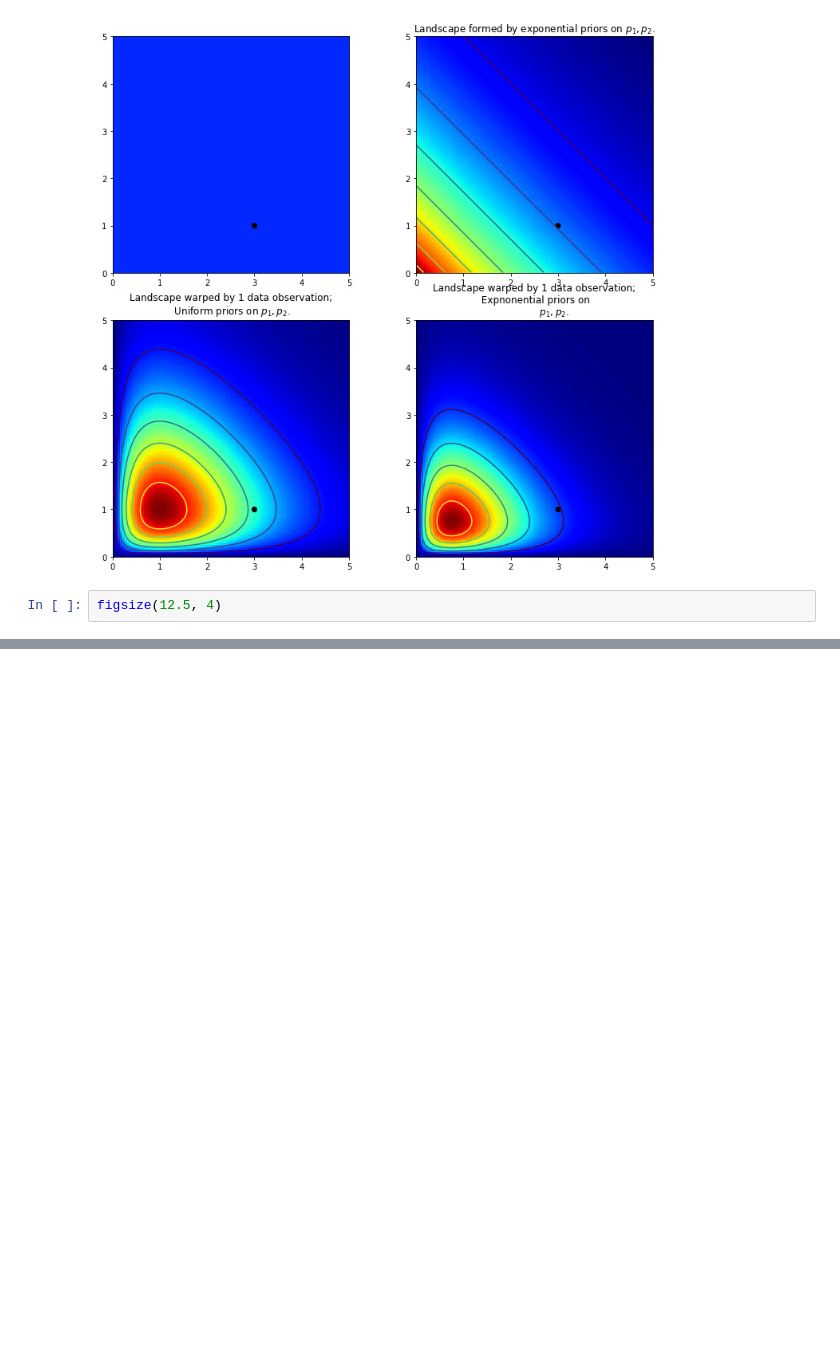
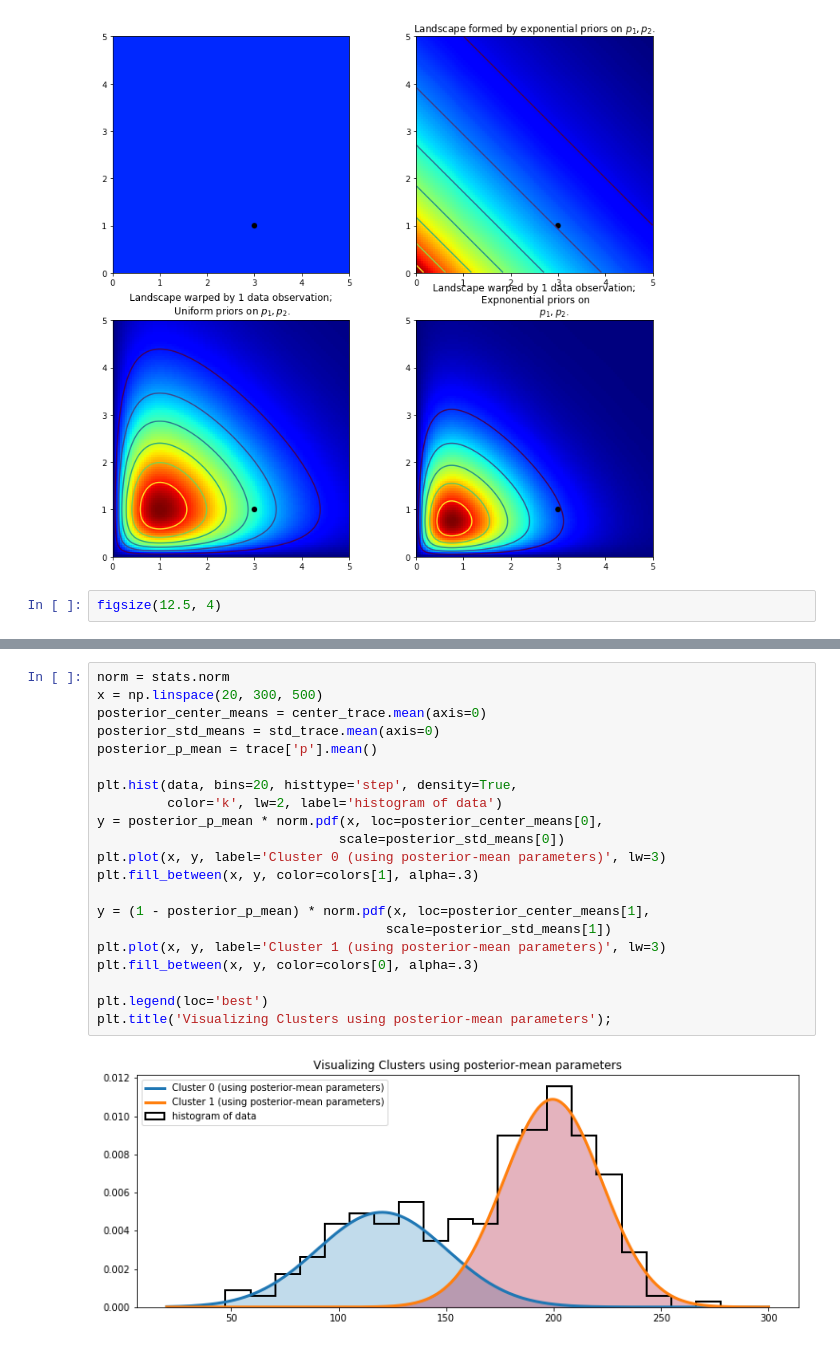
Before and after one commit to CLuiz/probabalistic_programming, a Jupyter notebook: c3.ipynb, the cells around one changed output, grey strips where cells are left out. Drawn from its saved outputs; the diff is of its cells as text; blank space fills up the shorter version.

```diff
--- a/c3.ipynb
+++ b/c3.ipynb
@@ -260,0 +300,23 @@ NameError: name 'trace' is not defined
+# %%
+norm = stats.norm
+x = np.linspace(20, 300, 500)
+posterior_center_means = center_trace.mean(axis=0)
+posterior_std_means = std_trace.mean(axis=0)
+posterior_p_mean = trace['p'].mean()
+
+plt.hist(data, bins=20, histtype='step', density=True,
+         color='k', lw=2, label='histogram of data')
+y = posterior_p_mean * norm.pdf(x, loc=posterior_center_means[0],
+                               scale=posterior_std_means[0])
+plt.plot(x, y, label='Cluster 0 (using posterior-mean parameters)', lw=3)
+plt.fill_between(x, y, color=colors[1], alpha=.3)
+
+y = (1 - posterior_p_mean) * norm.pdf(x, loc=posterior_center_means[1],
+                                     scale=posterior_std_means[1])
+plt.plot(x, y, label='Cluster 1 (using posterior-mean parameters)', lw=3)
+plt.fill_between(x, y, color=colors[0], alpha=.3)
+
+plt.legend(loc='best')
+plt.title('Visualizing Clusters using posterior-mean parameters');
+# %% [output]
+[figure, added]
```
Also changed, not shown: parts of 12 cells of this notebook, 1 other file.
